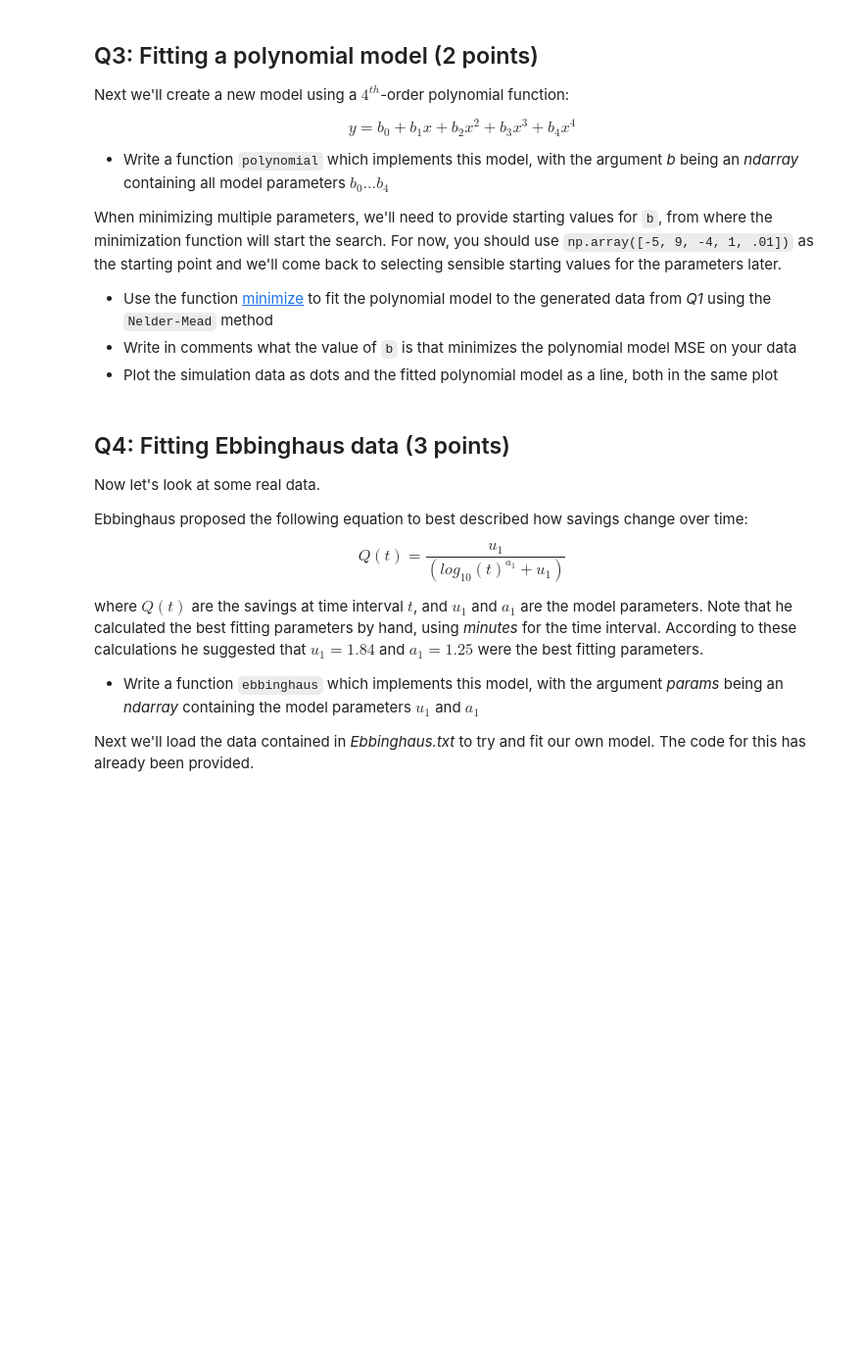
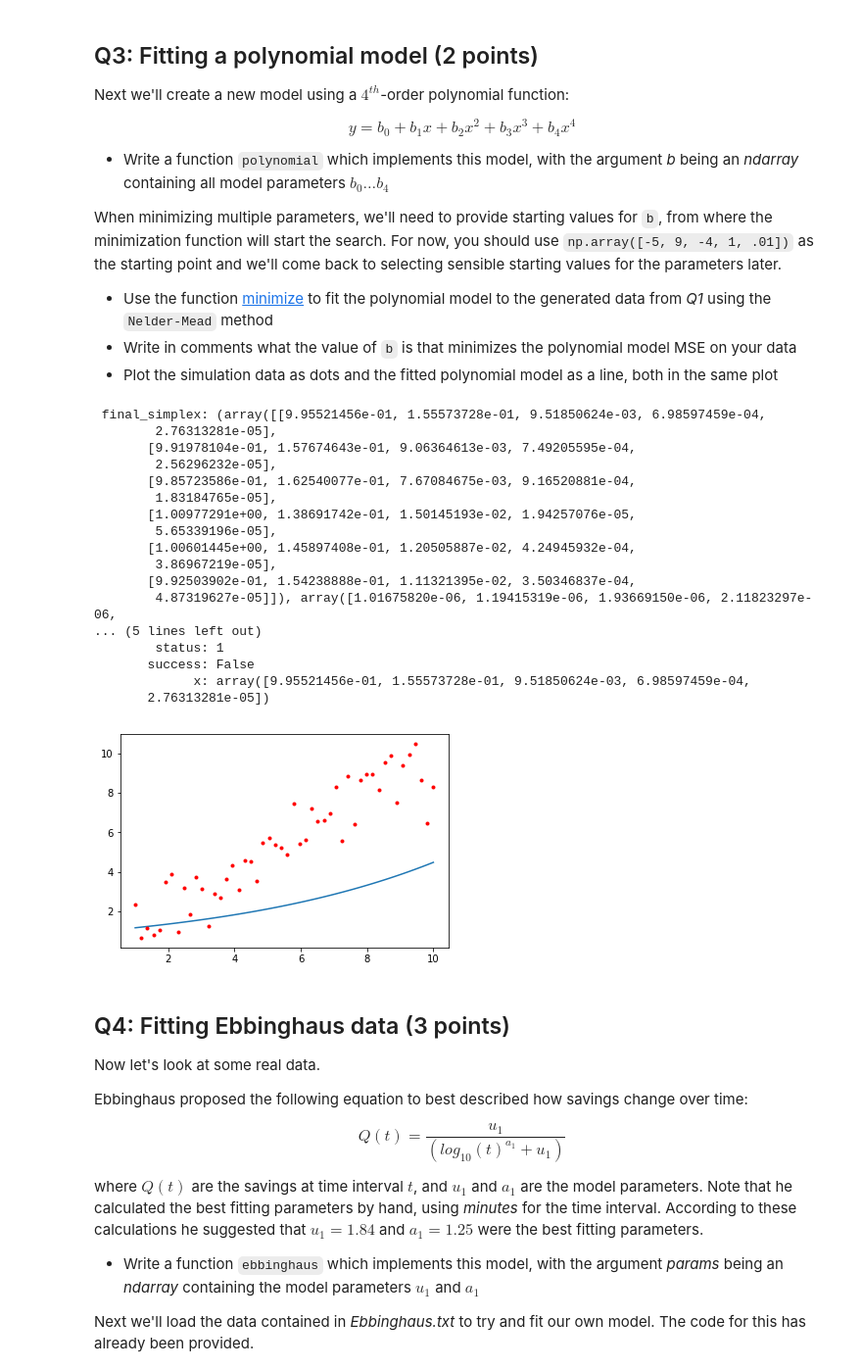
Before and after one commit to Kajzzer/CM, a Jupyter notebook: week_1/assignment_0.ipynb, the cells around one changed output. Shown at 98% size. Drawn from its saved outputs; the diff is of its cells as text; code cells hidden in the pictures; blank space fills up the shorter version.

```diff
--- a/week_1/assignment_0.ipynb
+++ b/week_1/assignment_0.ipynb
@@ -102,3 +136,38 @@ def polynomial(x, b):
+# %%
+def polynomial(x, b):
+    return b[0] + b[1]*x + b[2]*(x**2) + b[3]*(x**3) + b[4]*(x**4)
+
+
+# initial guess
+b = np.array([-5, 9, -4, 1, .01])
+
+# best fit is b = array([9.95521456e-01, 1.55573728e-01, 9.51850624e-03, 6.98597459e-04, 2.76313281e-05])
+fit = optimize.minimize(MSE_fit_func, b, method='Nelder-Mead', args=(polynomial, x, y))
+
+print(fit)
+
+plt.plot(x, polynomial(x, fit.x))
+plt.plot(x, noisy_y, 'r.')
+plt.show()
+# %% [output]
+ final_simplex: (array([[9.95521456e-01, 1.55573728e-01, 9.51850624e-03, 6.98597459e-04,
+        2.76313281e-05],
+       [9.91978104e-01, 1.57674643e-01, 9.06364613e-03, 7.49205595e-04,
+        2.56296232e-05],
+       [9.85723586e-01, 1.62540077e-01, 7.67084675e-03, 9.16520881e-04,
+        1.83184765e-05],
+       [1.00977291e+00, 1.38691742e-01, 1.50145193e-02, 1.94257076e-05,
+        5.65339196e-05],
+       [1.00601445e+00, 1.45897408e-01, 1.20505887e-02, 4.24945932e-04,
+        3.86967219e-05],
+       [9.92503902e-01, 1.54238888e-01, 1.11321395e-02, 3.50346837e-04,
+        4.87319627e-05]]), array([1.01675820e-06, 1.19415319e-06, 1.93669150e-06, 2.11823297e-06,
+... (5 lines left out)
+        status: 1
+       success: False
+             x: array([9.95521456e-01, 1.55573728e-01, 9.51850624e-03, 6.98597459e-04,
+       2.76313281e-05])
+[figure, added]
 # %% [markdown]
 ## Q4: Fitting Ebbinghaus data (3 points)
 
```
Also changed, not shown: parts of 8 cells of this notebook.
